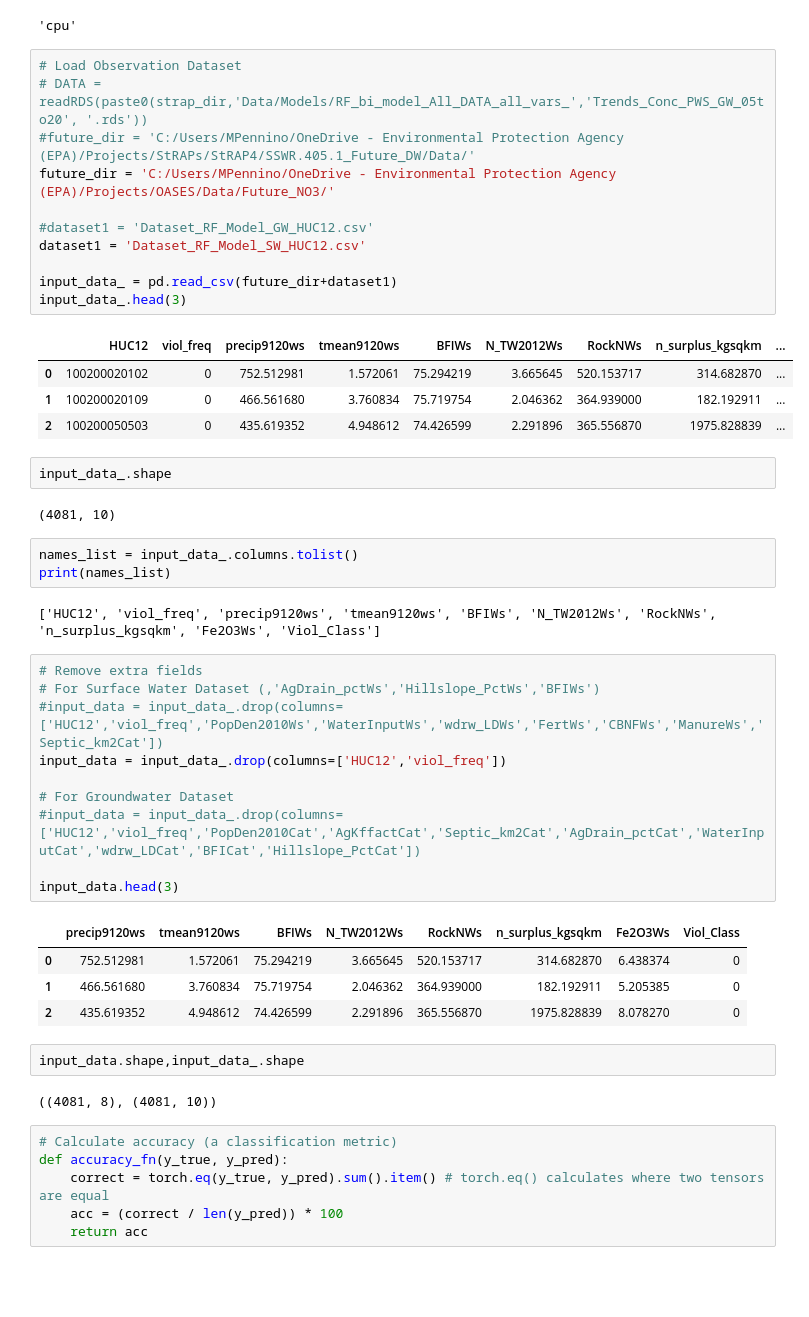
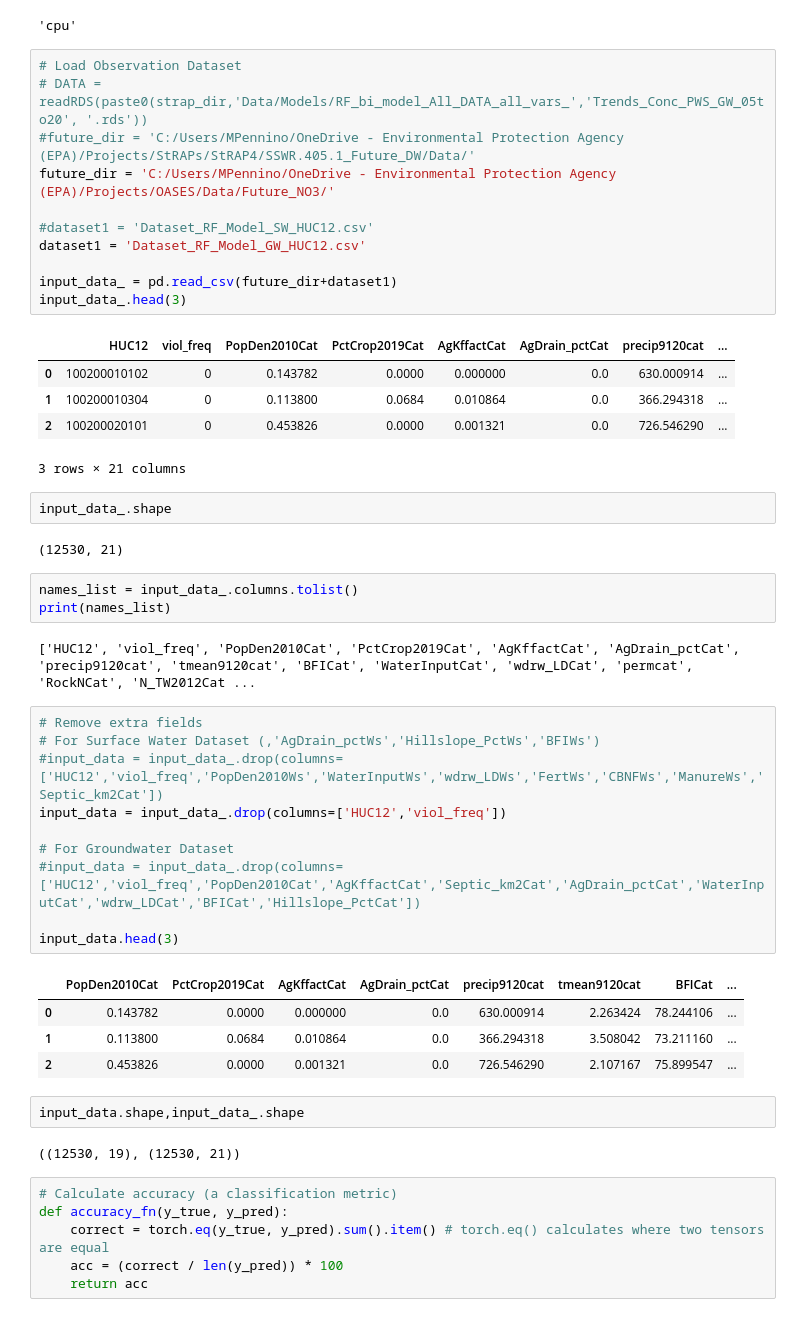
Before and after one commit to mpennino/Future_DW_NO3, a Jupyter notebook: Code/Future_NO3.ipynb, the cells around one changed output. Drawn from its saved outputs; the diff is of its cells as text; blank space fills up the shorter version.

```diff
--- a/Code/Future_NO3.ipynb
+++ b/Code/Future_NO3.ipynb
@@ -22,28 +22,29 @@ device
 # %%
 # Load Observation Dataset
 # DATA = readRDS(paste0(strap_dir,'Data/Models/RF_bi_model_All_DATA_all_vars_','Trends_Conc_PWS_GW_05to20', '.rds'))
 #future_dir = 'C:/Users/MPennino/OneDrive - Environmental Protection Agency (EPA)/Projects/StRAPs/StRAP4/SSWR.405.1_Future_DW/Data/'
 future_dir = 'C:/Users/MPennino/OneDrive - Environmental Protection Agency (EPA)/Projects/OASES/Data/Future_NO3/'
 
-#dataset1 = 'Dataset_RF_Model_GW_HUC12.csv'
-dataset1 = 'Dataset_RF_Model_SW_HUC12.csv'
+#dataset1 = 'Dataset_RF_Model_SW_HUC12.csv'
+dataset1 = 'Dataset_RF_Model_GW_HUC12.csv'
 
 input_data_ = pd.read_csv(future_dir+dataset1)
 input_data_.head(3)
 # %% [output]
-|  | HUC12 | viol_freq | precip9120ws | tmean9120ws | BFIWs | N_TW2012Ws | RockNWs | n_surplus_kgsqkm | ... |
-| 0 | 100200020102 | 0 | 752.512981 | 1.572061 | 75.294219 | 3.665645 | 520.153717 | 314.682870 | ... |
-| 1 | 100200020109 | 0 | 466.561680 | 3.760834 | 75.719754 | 2.046362 | 364.939000 | 182.192911 | ... |
-| 2 | 100200050503 | 0 | 435.619352 | 4.948612 | 74.426599 | 2.291896 | 365.556870 | 1975.828839 | ... |
+|  | HUC12 | viol_freq | PopDen2010Cat | PctCrop2019Cat | AgKffactCat | AgDrain_pctCat | precip9120cat | ... |
+| 0 | 100200010102 | 0 | 0.143782 | 0.0000 | 0.000000 | 0.0 | 630.000914 | ... |
+| 1 | 100200010304 | 0 | 0.113800 | 0.0684 | 0.010864 | 0.0 | 366.294318 | ... |
+| 2 | 100200020101 | 0 | 0.453826 | 0.0000 | 0.001321 | 0.0 | 726.546290 | ... |
+3 rows × 21 columns
 # %%
 input_data_.shape
 # %% [output]
-(4081, 10)
+(12530, 21)
 # %%
 names_list = input_data_.columns.tolist()
 print(names_list)
 # %% [output]
-['HUC12', 'viol_freq', 'precip9120ws', 'tmean9120ws', 'BFIWs', 'N_TW2012Ws', 'RockNWs', 'n_surplus_kgsqkm', 'Fe2O3Ws', 'Viol_Class']
+['HUC12', 'viol_freq', 'PopDen2010Cat', 'PctCrop2019Cat', 'AgKffactCat', 'AgDrain_pctCat', 'precip9120cat', 'tmean9120cat', 'BFICat', 'WaterInputCat', 'wdrw_LDCat', 'permcat', 'RockNCat', 'N_TW2012Cat ...
 # %%
 # Remove extra fields
 # For Surface Water Dataset (,'AgDrain_pctWs','Hillslope_PctWs','BFIWs')
@@ -55,14 +56,14 @@ input_data = input_data_.drop(columns=['HUC12','viol_freq'])
 
 input_data.head(3)
 # %% [output]
-|  | precip9120ws | tmean9120ws | BFIWs | N_TW2012Ws | RockNWs | n_surplus_kgsqkm | Fe2O3Ws | Viol_Class |
-| 0 | 752.512981 | 1.572061 | 75.294219 | 3.665645 | 520.153717 | 314.682870 | 6.438374 | 0 |
-| 1 | 466.561680 | 3.760834 | 75.719754 | 2.046362 | 364.939000 | 182.192911 | 5.205385 | 0 |
-| 2 | 435.619352 | 4.948612 | 74.426599 | 2.291896 | 365.556870 | 1975.828839 | 8.078270 | 0 |
+|  | PopDen2010Cat | PctCrop2019Cat | AgKffactCat | AgDrain_pctCat | precip9120cat | tmean9120cat | BFICat | ... |
+| 0 | 0.143782 | 0.0000 | 0.000000 | 0.0 | 630.000914 | 2.263424 | 78.244106 | ... |
+| 1 | 0.113800 | 0.0684 | 0.010864 | 0.0 | 366.294318 | 3.508042 | 73.211160 | ... |
+| 2 | 0.453826 | 0.0000 | 0.001321 | 0.0 | 726.546290 | 2.107167 | 75.899547 | ... |
 # %%
 input_data.shape,input_data_.shape
 # %% [output]
-((4081, 8), (4081, 10))
+((12530, 19), (12530, 21))
 # %%
 # Calculate accuracy (a classification metric)
 def accuracy_fn(y_true, y_pred):
```
Also changed, not shown: parts of 25 cells of this notebook.
